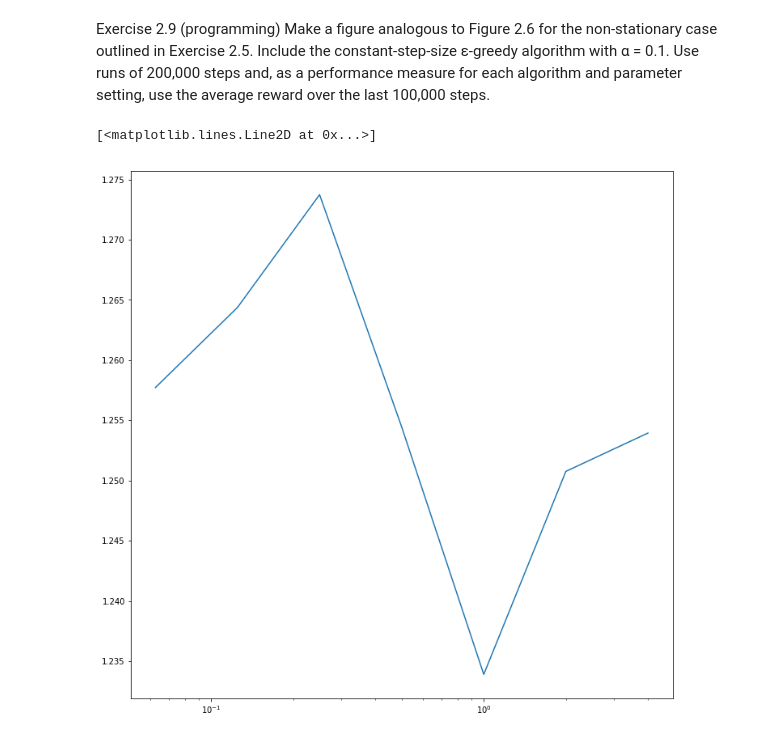
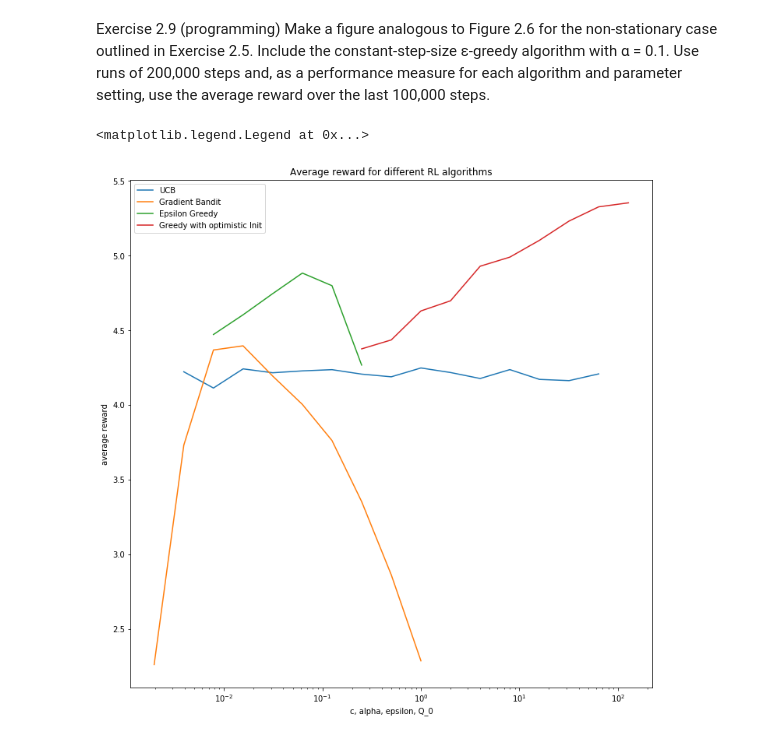
Before and after one commit to fritjofwolf/rl-zoo, a Jupyter notebook: sutton_exercises/2_multi_armed_bandits/parameter_study.ipynb, the cells around one changed output. Cells and saved outputs as stored; diff of their text form; code cells hidden in the pictures.

Commit message:
finished parameter study

```diff
--- a/sutton_exercises/2_multi_armed_bandits/parameter_study.ipynb
+++ b/sutton_exercises/2_multi_armed_bandits/parameter_study.ipynb
@@ -69,7 +69,7 @@ class UCB():
 class GreedyOptimisticInitialValues():
 
     def __init__(self, initial_values):
-        self._action_values = initial_values
+        self._action_values = initial_values * np.ones(10)
 
     def compute_action(self):
         return np.argmax(self._action_values)
@@ -120,6 +117,27 @@ ucb_rewards = meta_compute_average_rewards(UCB, 200, params)
-# %%
-fig = plt.figure(figsize=(12,12))
-plt.semilogx(params, ucb_rewards)
-# %% [output]
-[<matplotlib.lines.Line2D at 0x...>]
-[figure, removed]
+# %%
+timesteps = 2000
+
+ucb_params = [2**i for i in range(-8,7)]
+ucb_rewards = meta_compute_average_rewards(UCB, timesteps, ucb_params)
+
+gradient_params = [2**i for i in range(-9,1)]
+gradient_rewards = meta_compute_average_rewards(GradientBandit, timesteps, gradient_params)
+
+epsgreedy_params = [2**i for i in range(-7,-1)]
+epsgreedy_rewards = meta_compute_average_rewards(EpsilonGreedy, timesteps, epsgreedy_params)
+
+greedy_params = [2**i for i in range(-2,8)]
+greedy_rewards = meta_compute_average_rewards(GreedyOptimisticInitialValues, timesteps, greedy_params)
+# %%
+fig = plt.figure(figsize=(12,12))
+plt.semilogx(ucb_params, ucb_rewards)
+plt.semilogx(gradient_params, gradient_rewards)
+plt.semilogx(epsgreedy_params, epsgreedy_rewards)
+plt.semilogx(greedy_params, greedy_rewards)
+plt.xlabel('c, alpha, epsilon, Q_0')
+plt.ylabel('average reward')
+plt.title('Average reward for different RL algorithms')
+plt.legend(['UCB', 'Gradient Bandit', 'Epsilon Greedy', 'Greedy with optimistic Init'])
+# %% [output]
+<matplotlib.legend.Legend at 0x...>
+[figure, added]
```
Also changed, not shown: parts of 1 cell of this notebook.
